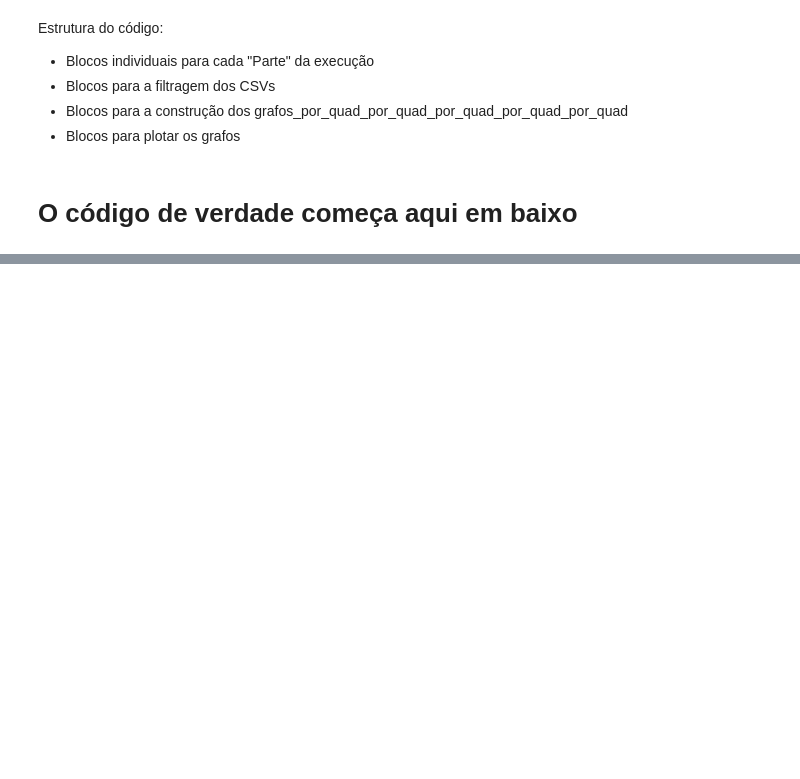
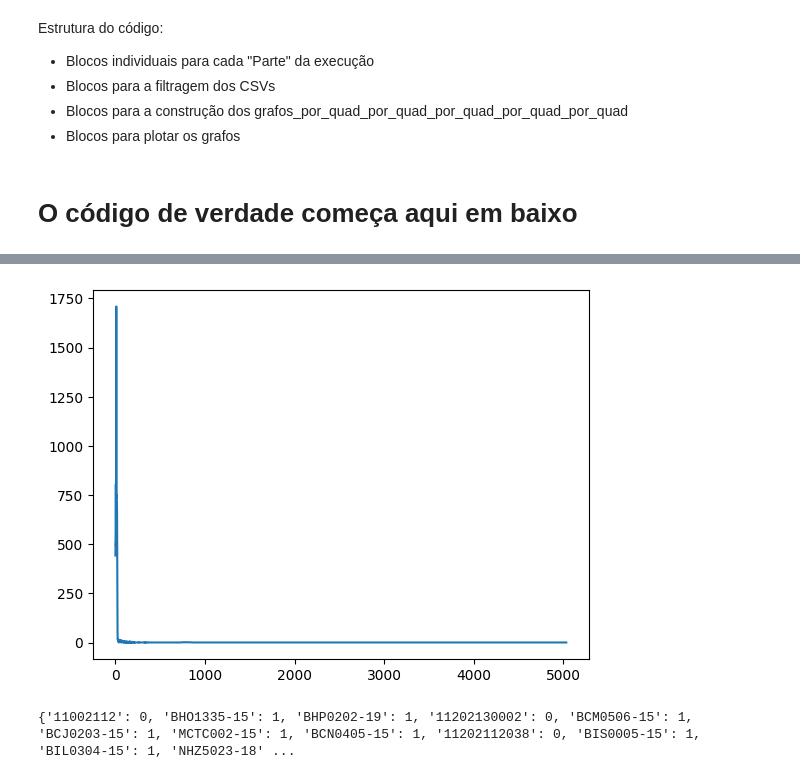
Before and after one commit to FabrizioRP/Projeto_CR, a Jupyter notebook: Main.ipynb, the cells around one changed output, grey strips where cells are left out. Saved outputs shown, nothing was run; the diff lists cells and outputs as text; code cells hidden in the pictures; blank space fills up the shorter version.

```diff
--- a/Main.ipynb
+++ b/Main.ipynb
@@ -288,4 +262,0 @@ a.close()
-# %%
-k = "DA3BIL0304-15SA"
-
-print(k[-4:-1])
@@ -319,27 +313,0 @@ for k in quads:
-# %%
-# novo montador do grafo geral
-
-grafo_global = nx.Graph()
-
-auxiliar_grafo_geral = {}
-
-ge = pd.read_csv("CSVs/geral.csv")
-
-lis = ge.to_numpy()
-
-# *np.unique(degree_sequence, return_counts=True) usar algo assim
-
-for i in lis: # esses pesos estão estranhos.
-    k = ((str)(i[0]), (str)(i[1]))
-
-    if k not in auxiliar_grafo_geral:
-        auxiliar_grafo_geral[k] = 1
-    else:
-        auxiliar_grafo_geral[k]+= 1
-
-for i in list(auxiliar_grafo_geral.items()):
-    grafo_global.add_node((str)(i[0][0]))
-    grafo_global.add_node((str)(i[0][1]))
-    grafo_global.add_edge((str)(i[0][0]), (str)(i[0][1]), weight=i[1])
-
-print(grafo_global)
@@ -360,6 +326,10 @@ print(nn)
 # %%
 degree_sequence = sorted((d for n, d in grafo_global.degree()), reverse=True)
 
-ax2 = plt.plot(*np.unique(degree_sequence, return_counts=True))
+y = np.logspace(0, 6000, base=mt.e)
+
+ax2 = plt.plot(*np.unique(degree_sequence, return_counts=True), )
 
 plt.show()
+# %% [output]
+[figure, added]
@@ -369,0 +336,5 @@ ig.plot(G, target='myfile.pdf', layout=G.layout("kk"))
+# %%
+lis = nx.get_node_attributes(grafo_global, "bipartite")
+print(lis)
+# %% [output]
+{'11002112': 0, 'BHO1335-15': 1, 'BHP0202-19': 1, '11202130002': 0, 'BCM0506-15': 1, 'BCJ0203-15': 1, 'MCTC002-15': 1, 'BCN0405-15': 1, '11202112038': 0, 'BIS0005-15': 1, 'BIL0304-15': 1, 'NHZ5023-18' ...
```
Also changed, not shown: parts of 11 cells of this notebook, 1 other file.
